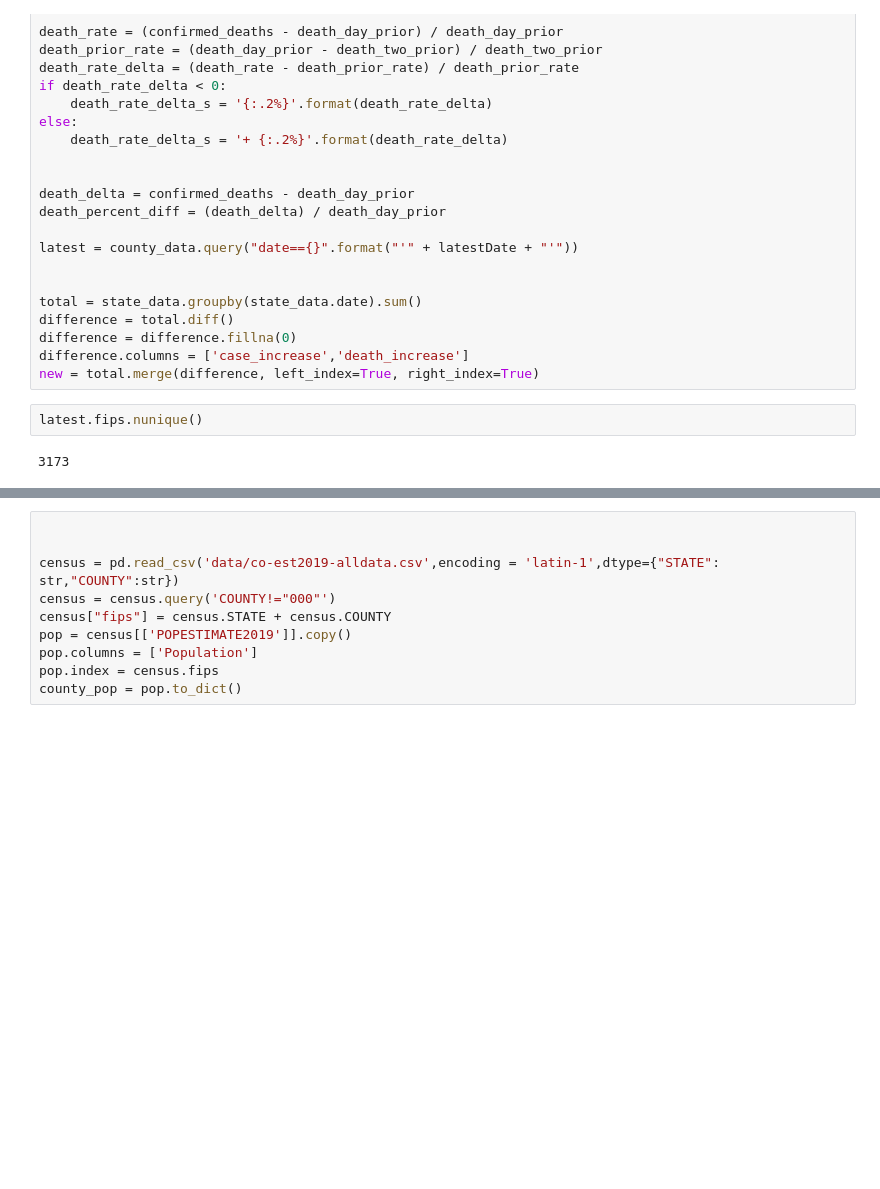
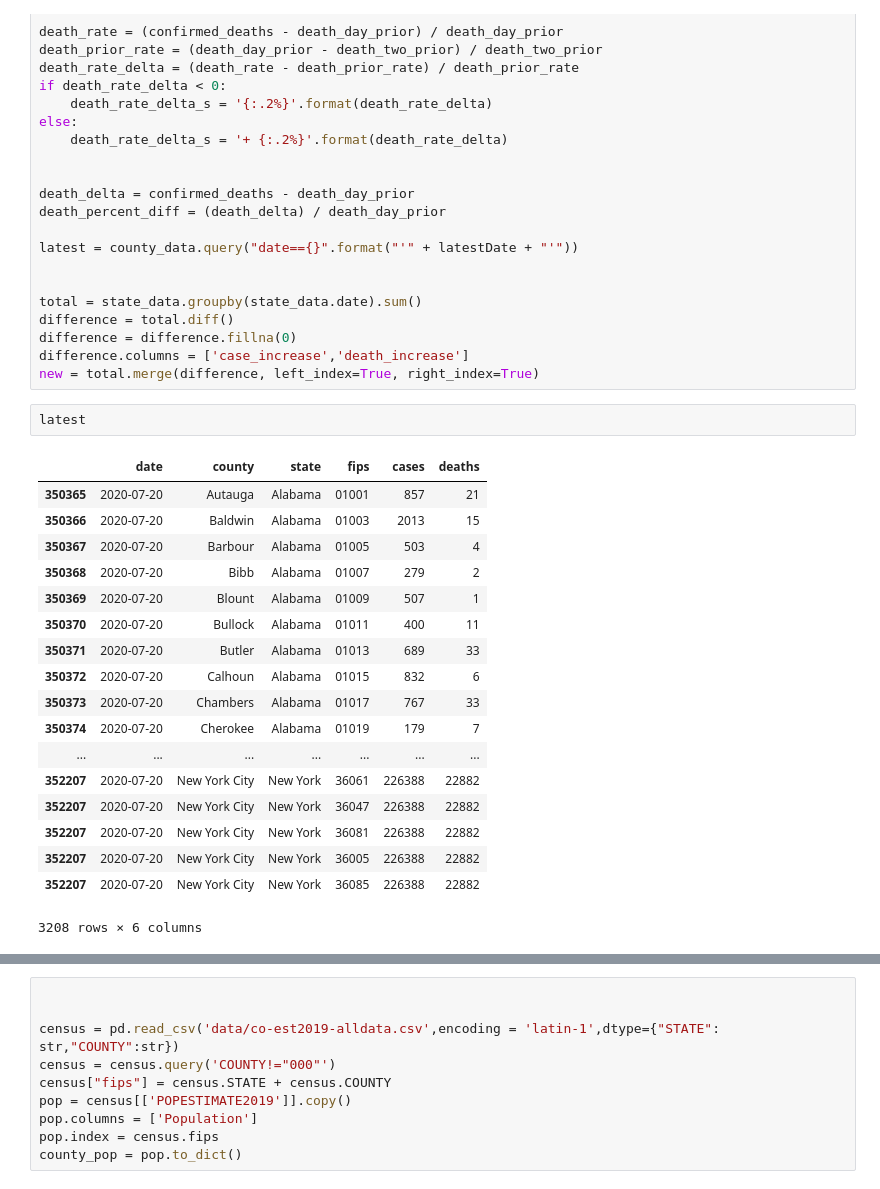
Before and after one commit to mdhwang/United-States-of-Covid, a Jupyter notebook: QA Test.ipynb, the cells around one changed output, grey strips where cells are left out. Saved outputs shown, nothing was run; the diff lists cells and outputs as text; blank space fills up the shorter version.

```diff
--- a/QA Test.ipynb
+++ b/QA Test.ipynb
@@ -112,9 +120,26 @@ difference = difference.fillna(0)
 difference.columns = ['case_increase','death_increase']
 new = total.merge(difference, left_index=True, right_index=True)
 # %%
-latest.fips.nunique()
+latest
 # %% [output]
+|  | date | county | state | fips | cases | deaths |
+| 350365 | 2020-07-20 | Autauga | Alabama | 01001 | 857 | 21 |
+| 350366 | 2020-07-20 | Baldwin | Alabama | 01003 | 2013 | 15 |
+| 350367 | 2020-07-20 | Barbour | Alabama | 01005 | 503 | 4 |
+| 350368 | 2020-07-20 | Bibb | Alabama | 01007 | 279 | 2 |
+| 350369 | 2020-07-20 | Blount | Alabama | 01009 | 507 | 1 |
+| 350370 | 2020-07-20 | Bullock | Alabama | 01011 | 400 | 11 |
+| 350371 | 2020-07-20 | Butler | Alabama | 01013 | 689 | 33 |
+| 350372 | 2020-07-20 | Calhoun | Alabama | 01015 | 832 | 6 |
+| 350373 | 2020-07-20 | Chambers | Alabama | 01017 | 767 | 33 |
+| 350374 | 2020-07-20 | Cherokee | Alabama | 01019 | 179 | 7 |
+| ... | ... | ... | ... | ... | ... | ... |
+| 352207 | 2020-07-20 | New York City | New York | 36061 | 226388 | 22882 |
+| 352207 | 2020-07-20 | New York City | New York | 36047 | 226388 | 22882 |
+| 352207 | 2020-07-20 | New York City | New York | 36081 | 226388 | 22882 |
+| 352207 | 2020-07-20 | New York City | New York | 36005 | 226388 | 22882 |
+| 352207 | 2020-07-20 | New York City | New York | 36085 | 226388 | 22882 |
-3173
+3208 rows × 6 columns
 # %%
 latest.head()
 # %% [output]
```
Also changed, not shown: parts of 26 cells of this notebook, 1 other file.
